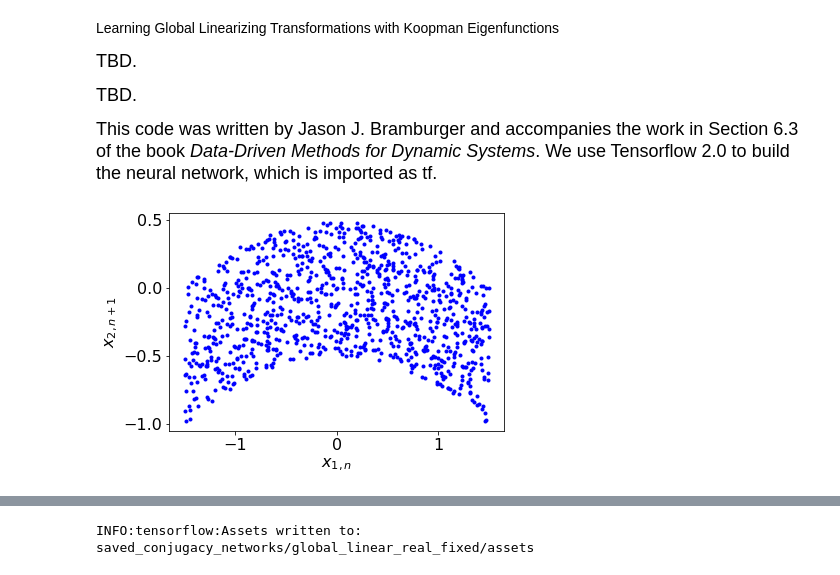
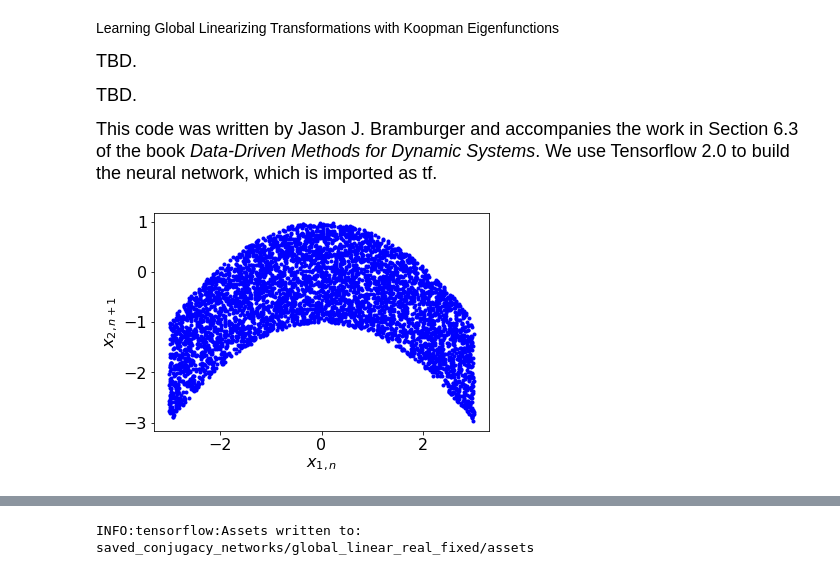
Before and after one commit to jbramburger/DataDrivenDynSyst, a Jupyter notebook: Autoencoder Neural Networks/Global_Linearization.ipynb, the cells around one changed output, grey strips where cells are left out. Saved outputs shown, nothing was run; the diff lists cells and outputs as text; code cells hidden in the pictures.

```diff
--- a/Autoencoder Neural Networks/Global_Linearization.ipynb
+++ b/Autoencoder Neural Networks/Global_Linearization.ipynb
@@ -12,7 +12,7 @@ import numpy as np
 import matplotlib.pyplot as plt
 # %%
 # Henon Map
-def map(x,lam1 = 1.5, lam2 = 0.4):
+def map(x,lam1 = 1.5, lam2 = 0.5):
 
     xnp1 = [lam1*x[0], lam2*(x[1] - x[0]**2)]
 
@@ -20,26 +20,26 @@ def map(x,lam1 = 1.5, lam2 = 0.4):
 # %%
 # Sample random points in the domain [-1,1]^2 and determine their image under map in previious block
 
 # Initializations
-N = 1000 # number of samples
+N = 5000 # number of samples
 xn = np.zeros((N,2))
 xnp1 = np.zeros((N,2))
 
 # Map parameters
 lam1 = 1.5
 lam2 = 0.5
 
 for n in range(1,N):
-    xn[n] = 2*np.random.rand(2) - 1
+    xn[n] = 4*np.random.rand(2) - 2
     xnp1[n] = map(xn[n], lam1, lam2) # forward iterate of the toy model map from Exercise 2.3.1
 
 # Plot the image of the unit square under the map for visualization
 plt.plot(xnp1[:,0],xnp1[:,1],'b.')
 plt.xlabel('$x_{1,n}$',)
 plt.ylabel('$x_{2,n+1}$')
 plt.rc('font', size= 16)
 # %% [output]
-[figure, old version]
+[figure, new version]
 # %%
 # Conjugacy neural network architecture
 
```
Also changed, not shown: parts of 3 cells of this notebook, 4 other files.
